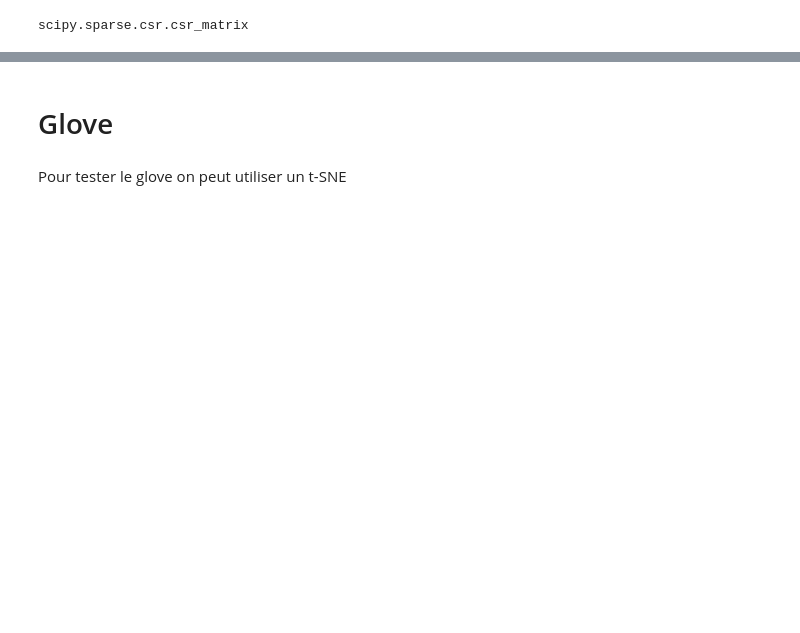
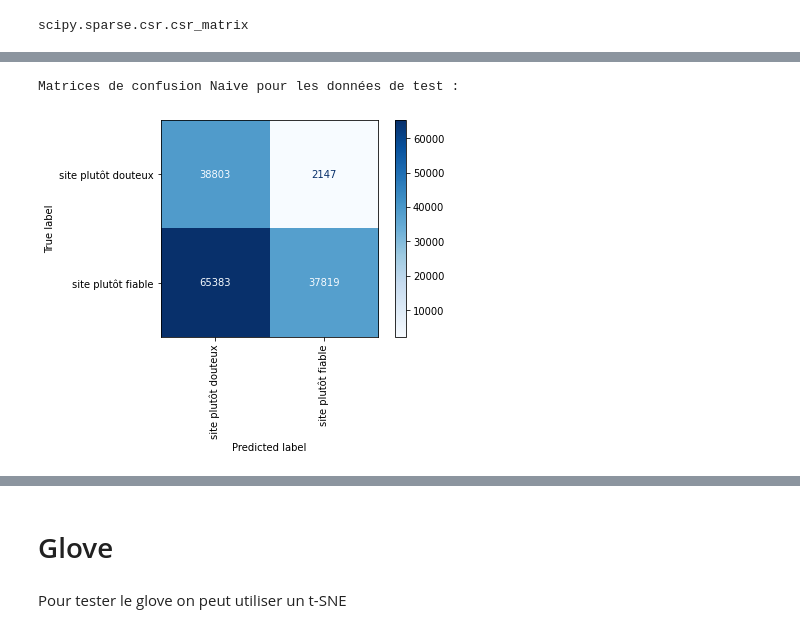
Before and after one commit to anjunjin/PFE-ING3-IA, a Jupyter notebook: Représentation_du_texte.ipynb, the cells around one changed output, grey strips where cells are left out. Saved outputs shown, nothing was run; the diff lists cells and outputs as text; code cells hidden in the pictures; blank space fills up the shorter version.

```diff
--- a/Représentation_du_texte.ipynb
+++ b/Représentation_du_texte.ipynb
@@ -665,0 +444,13 @@ plt.show()"""
+# %%
+print("Matrices de confusion Naive pour les données de test :\n")
+cm = confusion_matrix(y_test,
+                      predictions_NB_test,
+                      labels=Naive.classes_)
+
+disp = ConfusionMatrixDisplay(confusion_matrix=cm,
+                              display_labels=Naive.classes_)
+disp.plot(cmap=plt.cm.Blues,values_format='g',xticks_rotation='vertical')
+plt.show()
+# %% [output]
+Matrices de confusion Naive pour les données de test :
+[figure, added]
```
Also changed, not shown: parts of 169 cells of this notebook.
